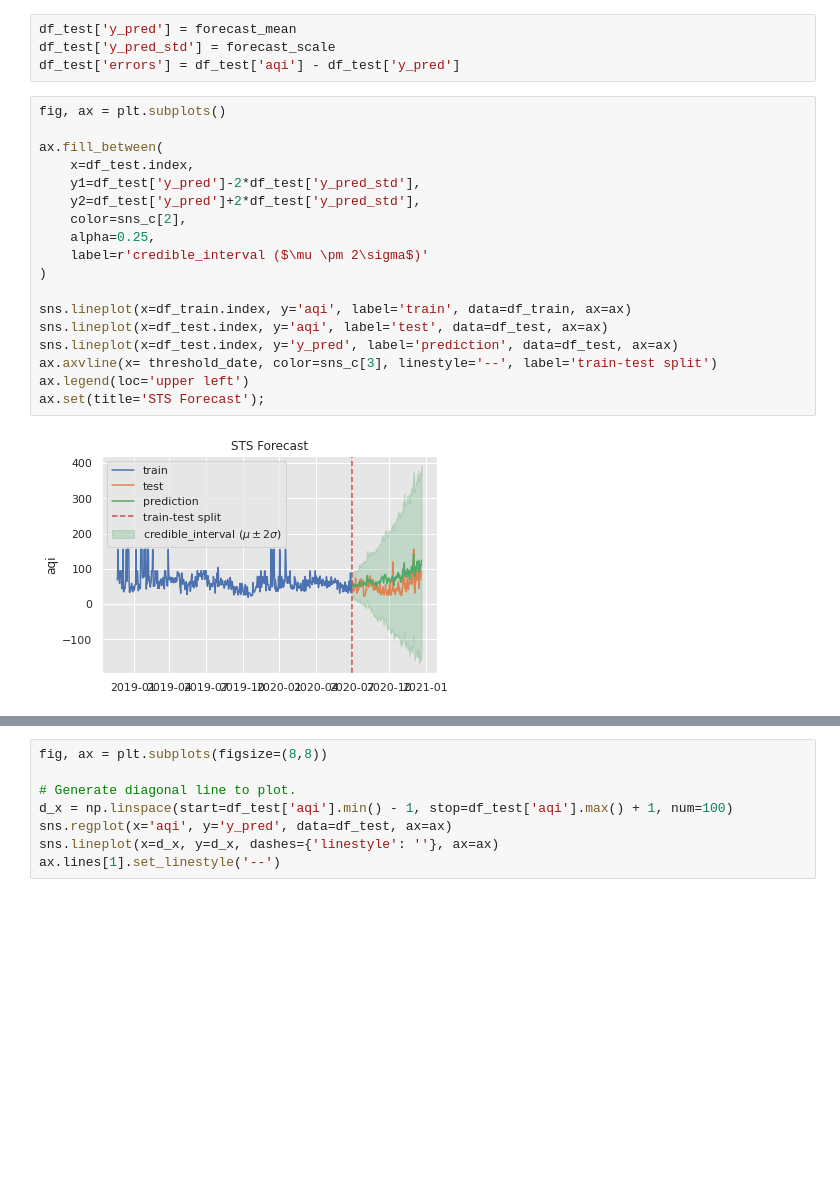
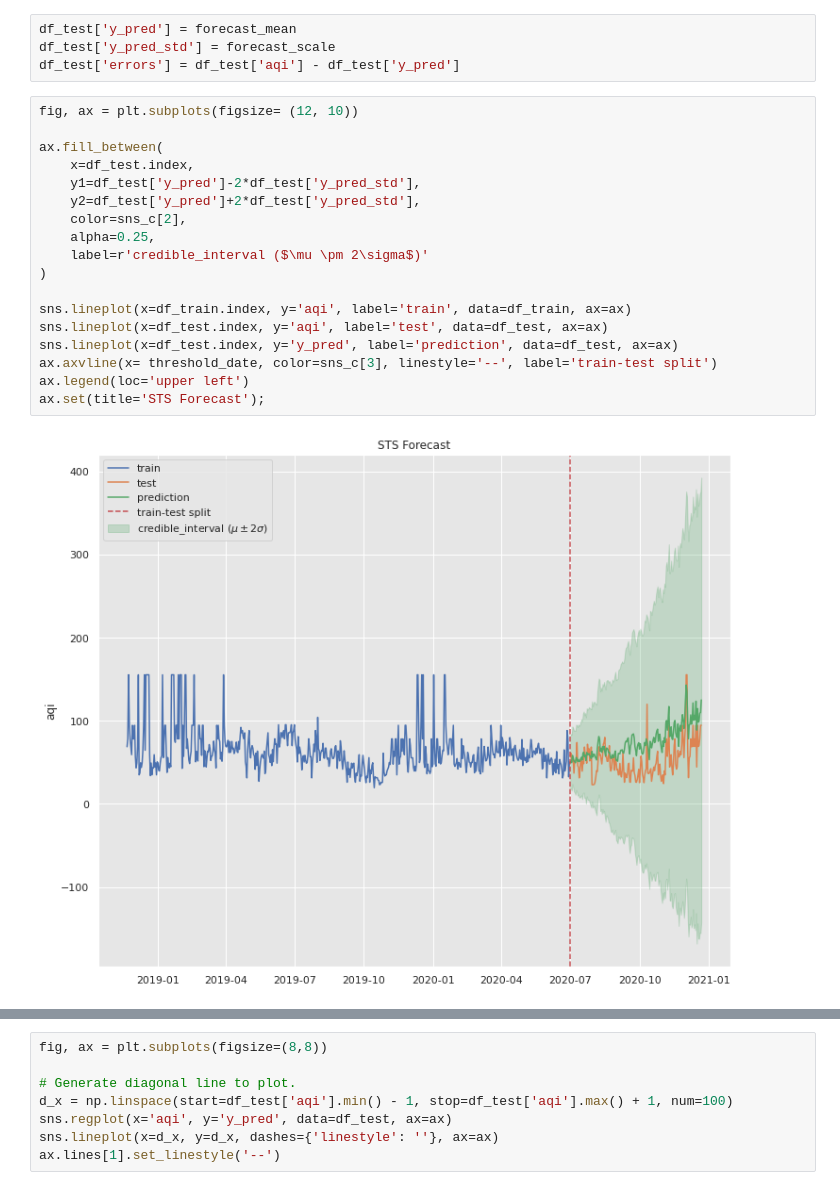
Before and after one commit to PrzemyslawSarnacki/AirQualityPrediction, a Jupyter notebook: seasonal_analisys.ipynb, the cells around one changed output, grey strips where cells are left out. Saved outputs shown, nothing was run; the diff lists cells and outputs as text; blank space fills up the shorter version.

Commit message:
Proper sizes of predictions plots

```diff
--- a/seasonal_analisys.ipynb
+++ b/seasonal_analisys.ipynb
@@ -546,23 +538,23 @@ df_test['y_pred'] = forecast_mean
 df_test['y_pred_std'] = forecast_scale
 df_test['errors'] = df_test['aqi'] - df_test['y_pred']
 # %%
-fig, ax = plt.subplots()
+fig, ax = plt.subplots(figsize= (12, 10))
 
 ax.fill_between(
     x=df_test.index,
     y1=df_test['y_pred']-2*df_test['y_pred_std'],
     y2=df_test['y_pred']+2*df_test['y_pred_std'],
     color=sns_c[2],
     alpha=0.25,
     label=r'credible_interval ($\mu \pm 2\sigma$)'
 )
 
 sns.lineplot(x=df_train.index, y='aqi', label='train', data=df_train, ax=ax)
 sns.lineplot(x=df_test.index, y='aqi', label='test', data=df_test, ax=ax)
 sns.lineplot(x=df_test.index, y='y_pred', label='prediction', data=df_test, ax=ax)
 ax.axvline(x= threshold_date, color=sns_c[3], linestyle='--', label='train-test split')
 ax.legend(loc='upper left')
 ax.set(title='STS Forecast');
 # %% [output]
-[figure, old version]
+[figure, new version]
 # %%
```
Also changed, not shown: parts of 3 cells of this notebook.
